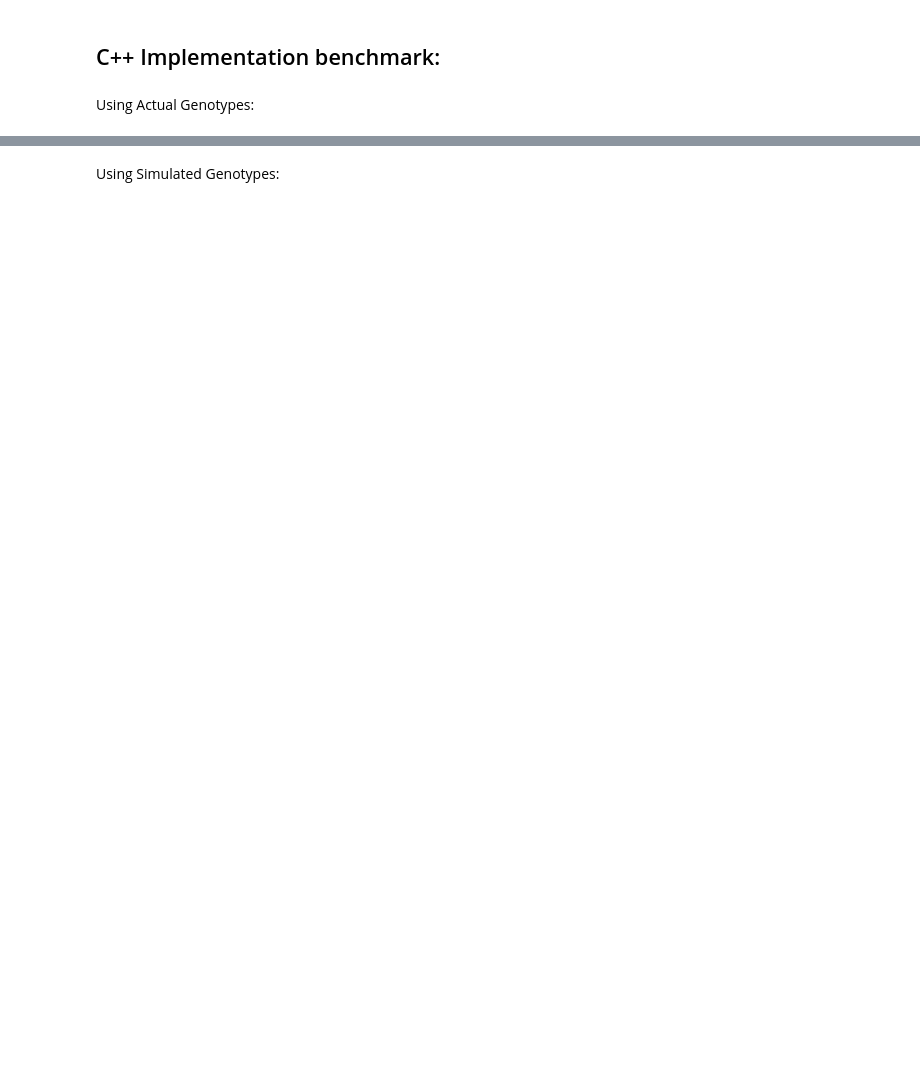
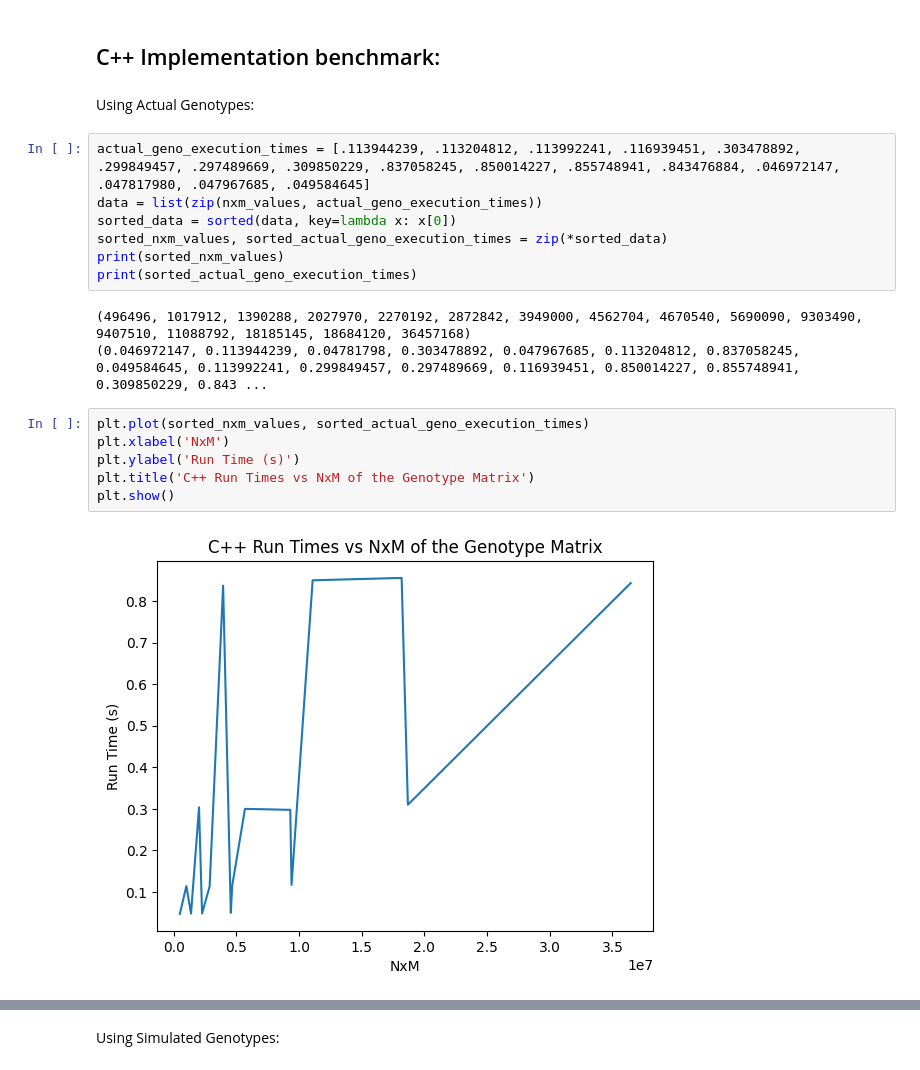
Before and after one commit to sriramlab/PyRHE, a Jupyter notebook: benchmark_naive.ipynb, the cells around one changed output, grey strips where cells are left out. Saved outputs shown, nothing was run; the diff lists cells and outputs as text; blank space fills up the shorter version.

```diff
--- a/benchmark_naive.ipynb
+++ b/benchmark_naive.ipynb
@@ -399,3 +448,21 @@ for i, matrix in enumerate(pheno_matrices):
 ## C++ Implementation benchmark:
 # %% [markdown]
 Using Actual Genotypes:
+# %%
+actual_geno_execution_times = [.113944239, .113204812, .113992241, .116939451, .303478892, .299849457, .297489669, .309850229, .837058245, .850014227, .855748941, .843476884, .046972147, .047817980, .047967685, .049584645]
+data = list(zip(nxm_values, actual_geno_execution_times))
+sorted_data = sorted(data, key=lambda x: x[0])
+sorted_nxm_values, sorted_actual_geno_execution_times = zip(*sorted_data)
+print(sorted_nxm_values)
+print(sorted_actual_geno_execution_times)
+# %% [output]
+(496496, 1017912, 1390288, 2027970, 2270192, 2872842, 3949000, 4562704, 4670540, 5690090, 9303490, 9407510, 11088792, 18185145, 18684120, 36457168)
+(0.046972147, 0.113944239, 0.04781798, 0.303478892, 0.047967685, 0.113204812, 0.837058245, 0.049584645, 0.113992241, 0.299849457, 0.297489669, 0.116939451, 0.850014227, 0.855748941, 0.309850229, 0.843 ...
+# %%
+plt.plot(sorted_nxm_values, sorted_actual_geno_execution_times)
+plt.xlabel('NxM')
+plt.ylabel('Run Time (s)')
+plt.title('C++ Run Times vs NxM of the Genotype Matrix')
+plt.show()
+# %% [output]
+[figure, added]
```
Also changed, not shown: parts of 19 cells of this notebook, 1 other file.
